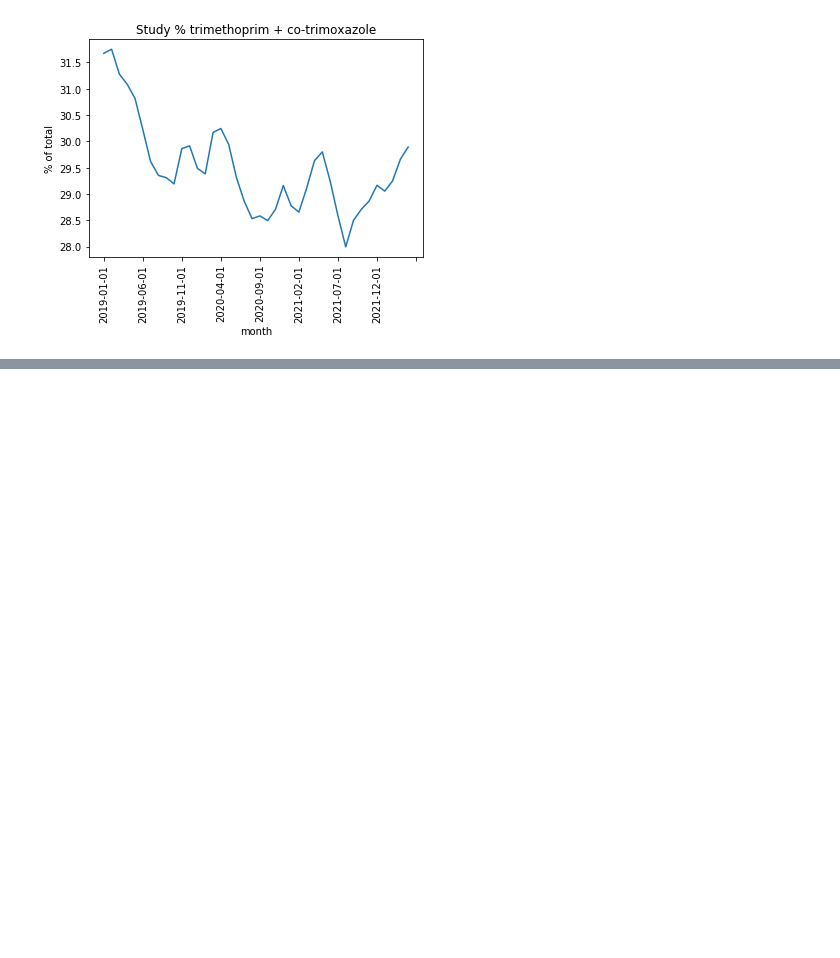
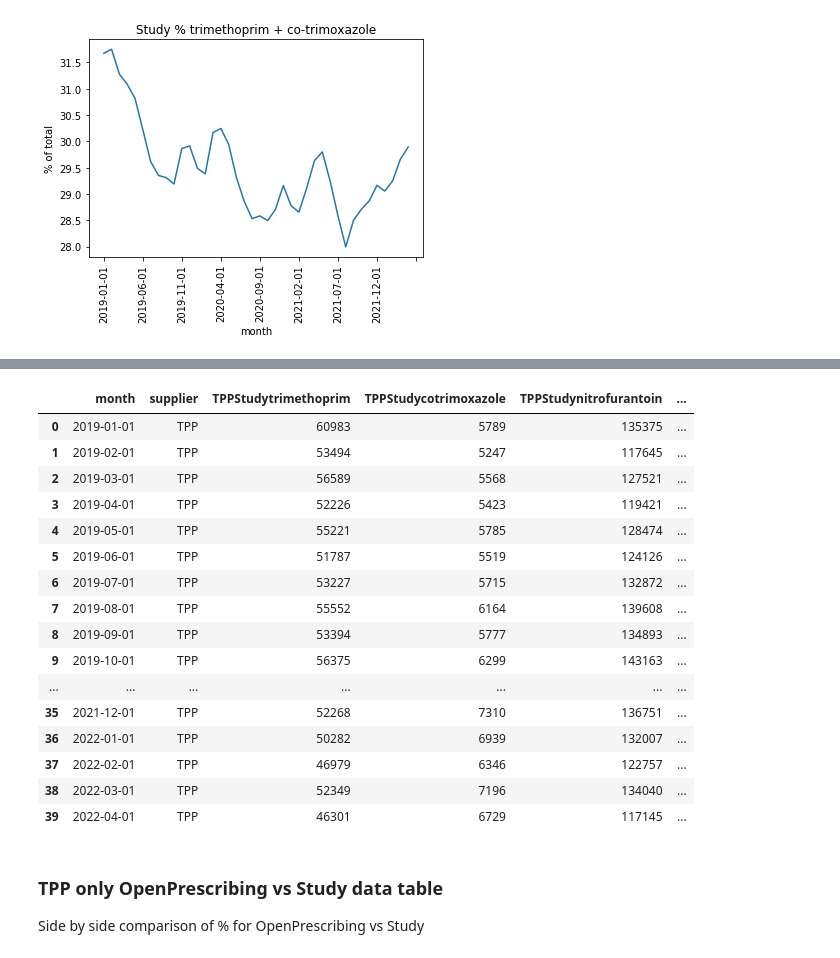
Before and after one commit to chrisjwood16/trim_nitro-notebook, a Jupyter notebook: notebooks/Trim_Nitro-notebook.ipynb, the cells around one changed output, grey strips where cells are left out. Saved outputs shown, nothing was run; the diff lists cells and outputs as text; code cells hidden in the pictures; blank space fills up the shorter version.

```diff
--- a/notebooks/Trim_Nitro-notebook.ipynb
+++ b/notebooks/Trim_Nitro-notebook.ipynb
@@ -231,0 +399,40 @@ plt.ylabel('% of total');
+# %%
+#Sum all trimethoprim containing
+STUDYVENDORS_DF['TPPStudyTrim+Cotrim'] = STUDYVENDORS_DF['TPPStudytrimethoprim'] + STUDYVENDORS_DF['TPPStudycotrimoxazole']
+
+#Create new column - Sum of trimethoprim and nitrofurantoin columns
+STUDYVENDORS_DF['TPPStudyTrim+Nitro'] = STUDYVENDORS_DF['TPPStudytrimethoprim'] + STUDYVENDORS_DF['TPPStudynitrofurantoin']
+
+#Create new column - Sum trimethoprim, co-trimoxazole and nitrofurantoin columns
+STUDYVENDORS_DF['TPPStudyTrim+Cotrim+Nitro'] = STUDYVENDORS_DF['TPPStudytrimethoprim'] + STUDYVENDORS_DF['TPPStudycotrimoxazole'] + STUDYVENDORS_DF['TPPStudynitrofurantoin']
+
+#Create new column - Trimethoprim as a % of trimethoprim + nitrofurantoin
+STUDYVENDORS_DF['TPPStudytrim_percent'] = STUDYVENDORS_DF['TPPStudytrimethoprim'] / STUDYVENDORS_DF['TPPStudyTrim+Nitro'] * 100
+
+#Create new column - Trimethoprim + co-trimoxazole as a % of trimethoprim + co-trimoxazole + nitrofurantoin
+STUDYVENDORS_DF['TPPStudytrim+cotrim_percent'] = STUDYVENDORS_DF['TPPStudyTrim+Cotrim'] / STUDYVENDORS_DF['TPPStudyTrim+Cotrim+Nitro'] * 100
+
+STUDYVENDORS_DF
+# %% [output]
+|  | month | supplier | TPPStudytrimethoprim | TPPStudycotrimoxazole | TPPStudynitrofurantoin | ... |
+| 0 | 2019-01-01 | TPP | 60983 | 5789 | 135375 | ... |
+| 1 | 2019-02-01 | TPP | 53494 | 5247 | 117645 | ... |
+| 2 | 2019-03-01 | TPP | 56589 | 5568 | 127521 | ... |
+| 3 | 2019-04-01 | TPP | 52226 | 5423 | 119421 | ... |
+| 4 | 2019-05-01 | TPP | 55221 | 5785 | 128474 | ... |
+| 5 | 2019-06-01 | TPP | 51787 | 5519 | 124126 | ... |
+| 6 | 2019-07-01 | TPP | 53227 | 5715 | 132872 | ... |
+| 7 | 2019-08-01 | TPP | 55552 | 6164 | 139608 | ... |
+| 8 | 2019-09-01 | TPP | 53394 | 5777 | 134893 | ... |
+| 9 | 2019-10-01 | TPP | 56375 | 6299 | 143163 | ... |
+| ... | ... | ... | ... | ... | ... | ... |
+| 35 | 2021-12-01 | TPP | 52268 | 7310 | 136751 | ... |
+| 36 | 2022-01-01 | TPP | 50282 | 6939 | 132007 | ... |
+| 37 | 2022-02-01 | TPP | 46979 | 6346 | 122757 | ... |
+| 38 | 2022-03-01 | TPP | 52349 | 7196 | 134040 | ... |
+| 39 | 2022-04-01 | TPP | 46301 | 6729 | 117145 | ... |
+# %% [markdown]
+<a id='TPPOPvsSTUDY'></a>
+### TPP only OpenPrescribing vs Study data table
+
+Side by side comparison of % for OpenPrescribing vs Study
```
Also changed, not shown: parts of 24 cells of this notebook, 12 other files.
